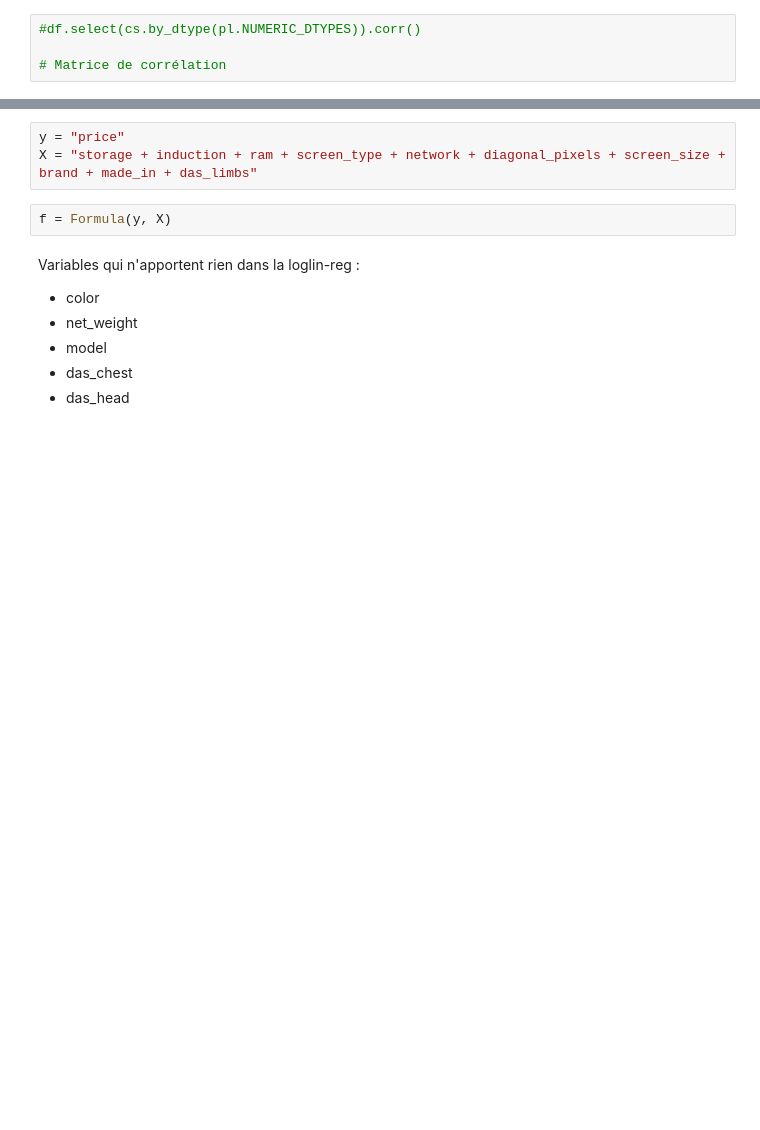
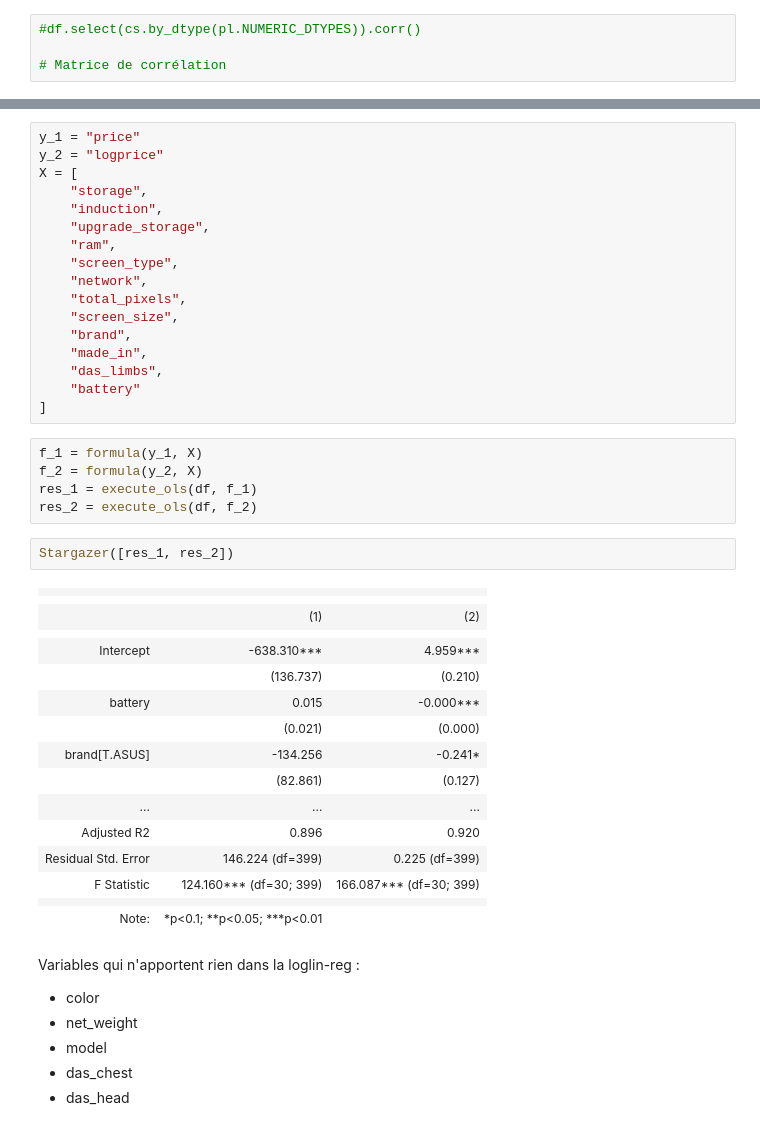
Before and after one commit to aybuke-b/3R, a Jupyter notebook: Web_Scraping/new_notebook.ipynb, the cells around one changed output, grey strips where cells are left out. Drawn from its saved outputs; the diff is of its cells as text; blank space fills up the shorter version.

```diff
--- a/Web_Scraping/new_notebook.ipynb
+++ b/Web_Scraping/new_notebook.ipynb
@@ -139,8 +130,44 @@ X2 = "screen_tech"
 # %%
-y = "price"
-X = "storage + induction + ram + screen_type + network + diagonal_pixels + screen_size + brand + made_in + das_limbs"
+y_1 = "price"
+y_2 = "logprice"
+X = [
+    "storage",
+    "induction",
+    "upgrade_storage",
+    "ram",
+    "screen_type",
+    "network",
+    "total_pixels",
+    "screen_size",
+    "brand",
+    "made_in",
+    "das_limbs",
+    "battery"
+]
-# %%
-f = Formula(y, X)
+# %%
+f_1 = formula(y_1, X)
+f_2 = formula(y_2, X)
+res_1 = execute_ols(df, f_1)
+res_2 = execute_ols(df, f_2)
+# %%
+Stargazer([res_1, res_2])
+# %% [output]
+|  |  |  |
+|  |
+|  | (1) | (2) |
+|  |  |  |
+| Intercept | -638.310*** | 4.959*** |
+|  | (136.737) | (0.210) |
+| battery | 0.015 | -0.000*** |
+|  | (0.021) | (0.000) |
+| brand[T.ASUS] | -134.256 | -0.241* |
+|  | (82.861) | (0.127) |
+| ... | ... | ... |
+| Adjusted R2 | 0.896 | 0.920 |
+| Residual Std. Error | 146.224 (df=399) | 0.225 (df=399) |
+| F Statistic | 124.160*** (df=30; 399) | 166.087*** (df=30; 399) |
+|  |  |  |
+| Note: | *p<0.1; **p<0.05; ***p<0.01 |  |
 # %% [markdown]
 Variables qui n'apportent rien dans la loglin-reg :
 
```
Also changed, not shown: parts of 19 cells of this notebook, 2 other files.
